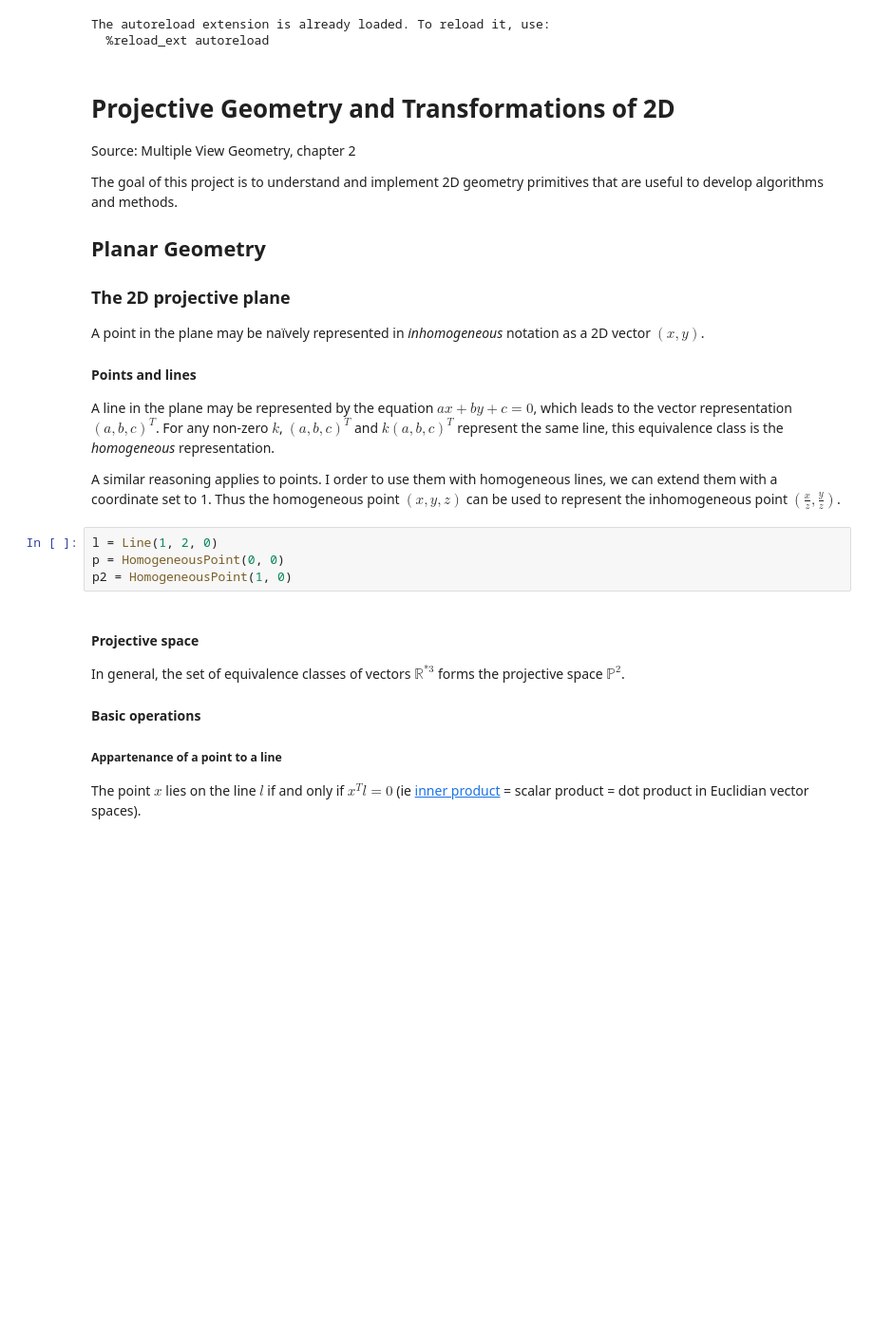
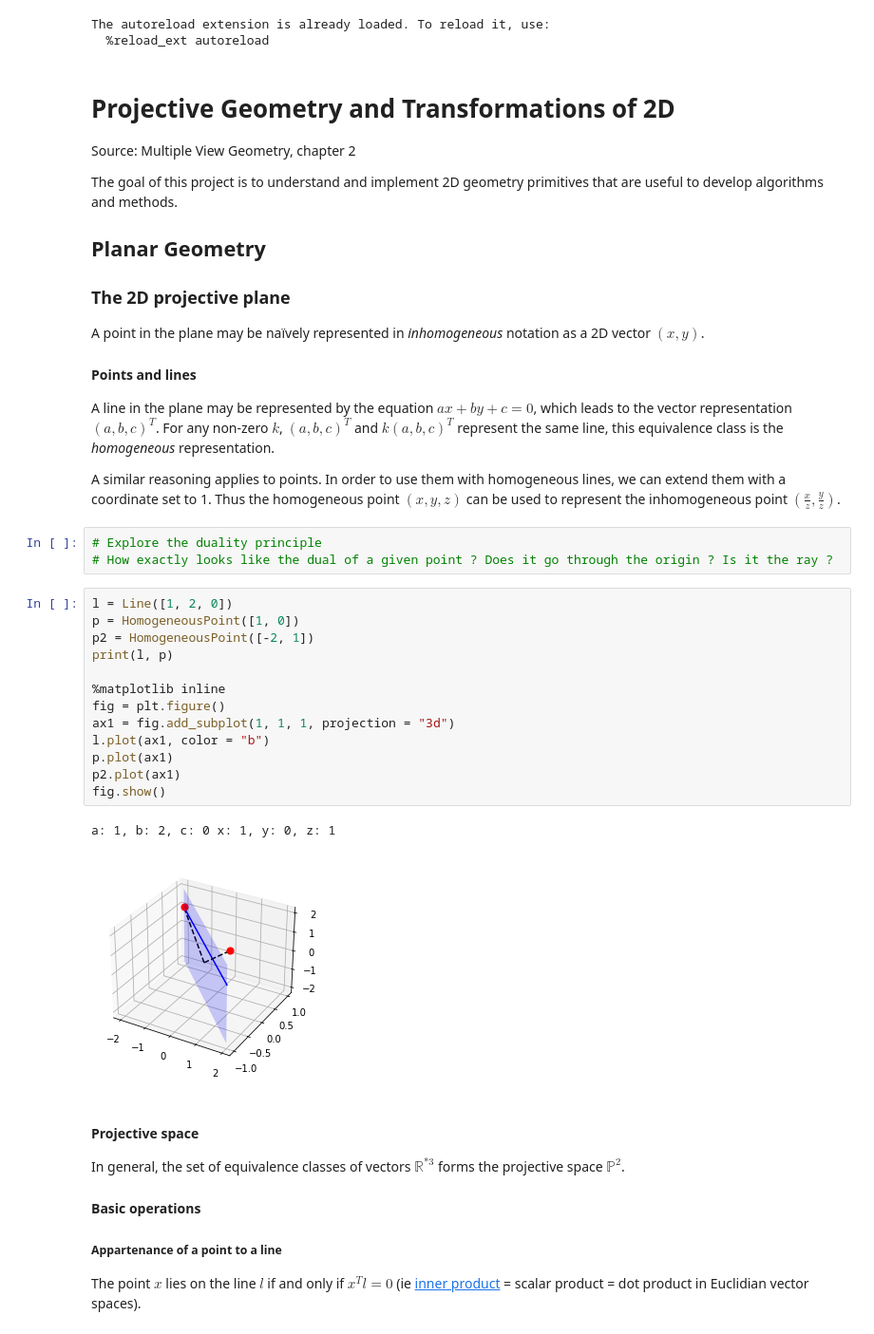
Before and after one commit to Smoltbob/ComputerVision, a Jupyter notebook: 2DProjectiveGeometry/main.ipynb, the cells around one changed output. Shown: that part at 95% size. Saved outputs shown, nothing was run; the diff lists cells and outputs as text; blank space fills up the shorter version.

Commit message:
Improve plotting in P2 and R2

```diff
--- a/2DProjectiveGeometry/main.ipynb
+++ b/2DProjectiveGeometry/main.ipynb
@@ -20,11 +20,26 @@ A point in the plane may be naïvely represented in *inhomogeneous* notation as
 #### Points and lines
 A line in the plane may be represented by the equation $ax + by + c = 0$, which leads to the vector representation $(a, b, c)^T$. For any non-zero $k$,  $(a, b, c)^T$ and  $k(a, b, c)^T$ represent the same line, this equivalence class is the *homogeneous* representation.
 
-A similar reasoning applies to points. I order to use them with homogeneous lines, we can extend them with a coordinate set to 1. Thus the homogeneous point $(x, y, z)$ can be used to represent the inhomogeneous point $(\frac{x}{z}, \frac{y}{z})$.
+A similar reasoning applies to points. In order to use them with homogeneous lines, we can extend them with a coordinate set to 1. Thus the homogeneous point $(x, y, z)$ can be used to represent the inhomogeneous point $(\frac{x}{z}, \frac{y}{z})$.
-# %%
-l = Line(1, 2, 0)
-p = HomogeneousPoint(0, 0)
-p2 = HomogeneousPoint(1, 0)
+# %%
+# Explore the duality principle
+# How exactly looks like the dual of a given point ? Does it go through the origin ? Is it the ray ?
+# %%
+l = Line([1, 2, 0])
+p = HomogeneousPoint([1, 0])
+p2 = HomogeneousPoint([-2, 1])
+print(l, p)
+
+%matplotlib inline
+fig = plt.figure()
+ax1 = fig.add_subplot(1, 1, 1, projection = "3d")
+l.plot(ax1, color = "b")
+p.plot(ax1)
+p2.plot(ax1)
+fig.show()
+# %% [output]
+a: 1, b: 2, c: 0 x: 1, y: 0, z: 1
+[figure, added]
 # %% [markdown]
 #### Projective space
 In general, the set of equivalence classes of vectors $\mathbb{R}^{*3}$ forms the projective space $\mathbb{P}^2$.
```
Also changed, not shown: parts of 11 cells of this notebook, 4 other files.
